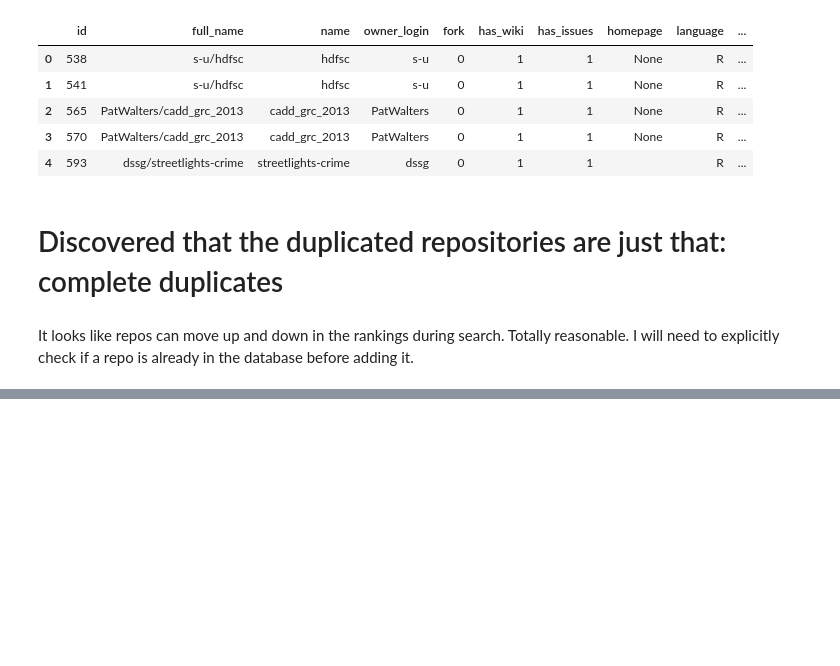
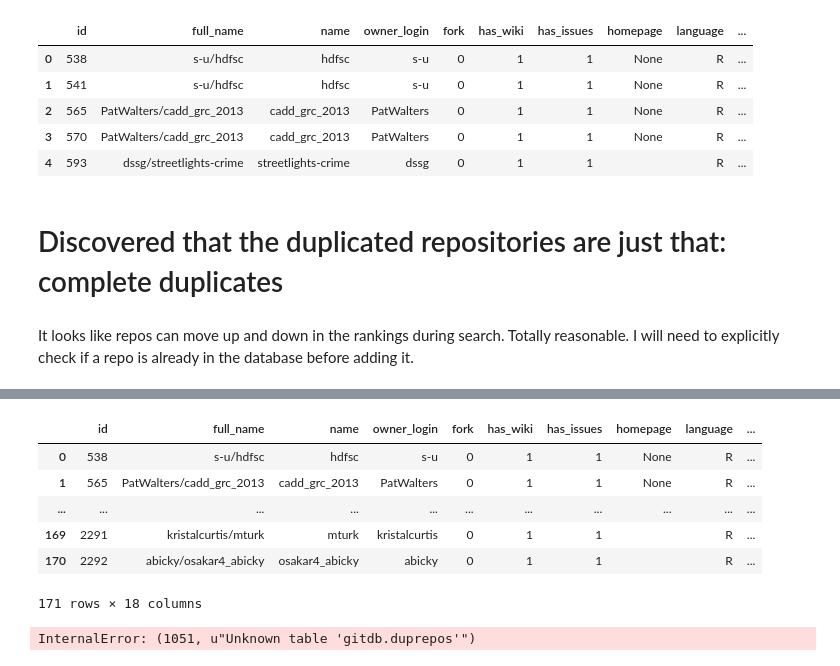
Before and after one commit to gauthamnair/repopulse, a Jupyter notebook: exploringRRepoResults.ipynb, the cells around one changed output, grey strips where cells are left out. Saved outputs shown, nothing was run; the diff lists cells and outputs as text; code cells hidden in the pictures; blank space fills up the shorter version.

Commit message:
ran a script to remove duplicated repos.

```diff
--- a/exploringRRepoResults.ipynb
+++ b/exploringRRepoResults.ipynb
@@ -101,0 +137,17 @@ It looks like repos can move up and down in the rankings during search. Totally
+# %%
+query = "SELECT Repos.* FROM Repos, dupRepos WHERE Repos.id = dupRepos.id"
+pd.io.sql.read_sql(query, con)
+# %% [output]
+|  | id | full_name | name | owner_login | fork | has_wiki | has_issues | homepage | language | ... |
+| 0 | 538 | s-u/hdfsc | hdfsc | s-u | 0 | 1 | 1 | None | R | ... |
+| 1 | 565 | PatWalters/cadd_grc_2013 | cadd_grc_2013 | PatWalters | 0 | 1 | 1 | None | R | ... |
+| ... | ... | ... | ... | ... | ... | ... | ... | ... | ... | ... |
+| 169 | 2291 | kristalcurtis/mturk | mturk | kristalcurtis | 0 | 1 | 1 |  | R | ... |
+| 170 | 2292 | abicky/osakar4_abicky | osakar4_abicky | abicky | 0 | 1 | 1 |  | R | ... |
+171 rows × 18 columns
+# %%
+dropDuplicateIdTables = "DROP TABLE dupRepos"
+c.execute(dropDuplicateIdTables)
+con.commit()
+# %% [output]
+InternalError: (1051, u"Unknown table 'gitdb.duprepos'")
```
Also changed, not shown: parts of 3 cells of this notebook, 2 other files.
